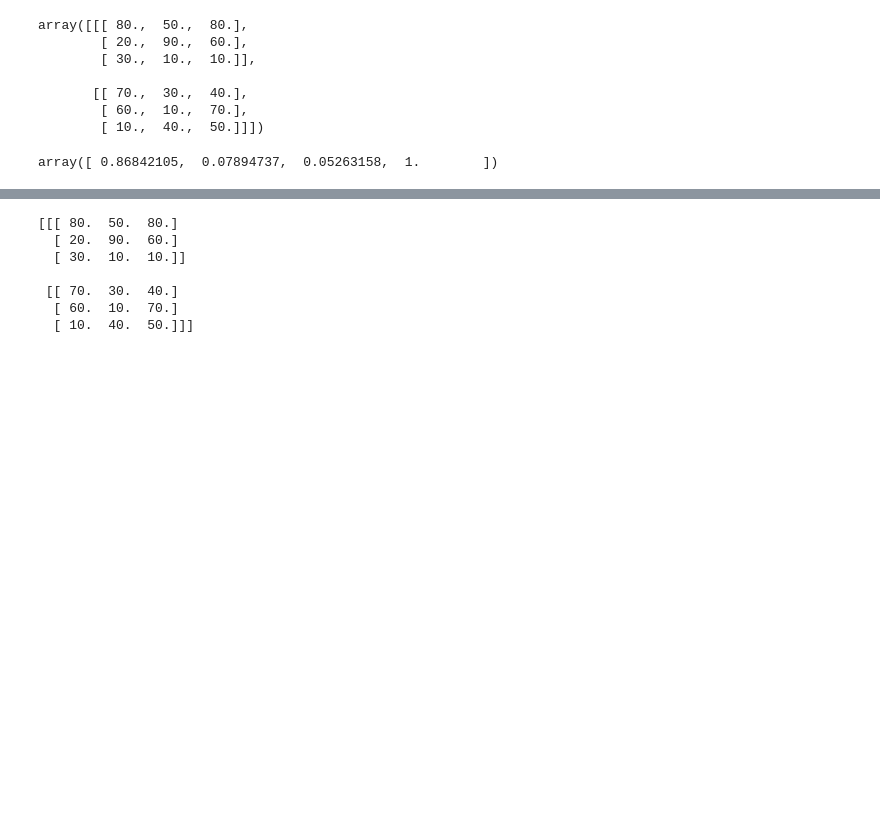
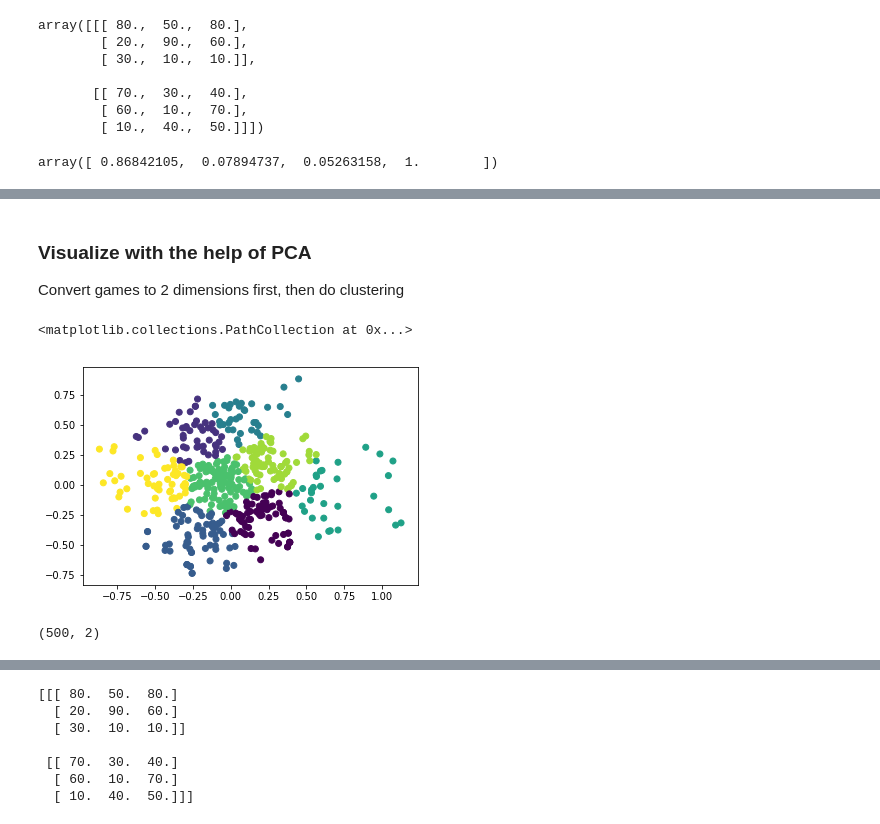
Before and after one commit to mzio/bimatrix-game-net, a Jupyter notebook: notebooks/1.0-mz-eda.ipynb, the cells around one changed output, grey strips where cells are left out. Drawn from its saved outputs; the diff is of its cells as text; code cells hidden in the pictures; blank space fills up the shorter version.

```diff
--- a/notebooks/1.0-mz-eda.ipynb
+++ b/notebooks/1.0-mz-eda.ipynb
@@ -96,0 +127,26 @@ plt.hist(df_train_truth['f1'], alpha=0.5)
+# %%
+def get_payoff_matrices(df, rows_first=False, normalized=True):
+    """
+    Convert input dataframe into new normed payoff data
+    input:
+        df : pandas.DataFrame
+        rows_first : bool, if true, separate data into first row payoffs and then columns,
+        otherwise row and col payoffs lumped next to each other
+        normalized : bool, if true, normalize the matrices
+    output:
+        np.array, the converted data
+    """
+    if normalized:
+        df = df.apply(normalize, axis=0)
+    matrices = np.zeros([2 * df.shape[0], 3, 3])
+    for row_ix in range(df.shape[0]):
+        payoffs = view_game_matrix(df.iloc[row_ix])
+        if rows_first:
+            matrices[row_ix] = payoffs[0]
+            matrices[row_ix + df.shape[0]] = payoffs[1]
+        else:
+            matrices[row_ix * 2] = payoffs[0]
+            matrices[row_ix * 2 + 1] = payoffs[1]
+#     if normalized:
+#         matrices = np.array([normalize(matrices[ix]) for ix in range(matrices.shape[0])])
+    return matrices
@@ -96,0 +251,3 @@ plt.hist(df_train_truth['f1'], alpha=0.5)
+# %% [markdown]
+### Visualize with the help of PCA
+Convert games to 2 dimensions first, then do clustering
@@ -96,0 +259,13 @@ plt.hist(df_train_truth['f1'], alpha=0.5)
+# %%
+pca = PCA(n_components=2)
+pca_payoffs = pca.fit_transform(norm_payoffs.reshape(500, 9))
+# n_clusters is kind of arbitrary here
+kmeans = KMeans(n_clusters=8, ).fit(pca_payoffs)
+plt.scatter(x=pca_payoffs[:, 0], y=pca_payoffs[:, 1], c=kmeans.labels_, cmap='viridis')
+# %% [output]
+<matplotlib.collections.PathCollection at 0x...>
+[figure, added]
+# %%
+pca_payoffs.shape
+# %% [output]
+(500, 2)
```
Also changed, not shown: parts of 52 cells of this notebook.
